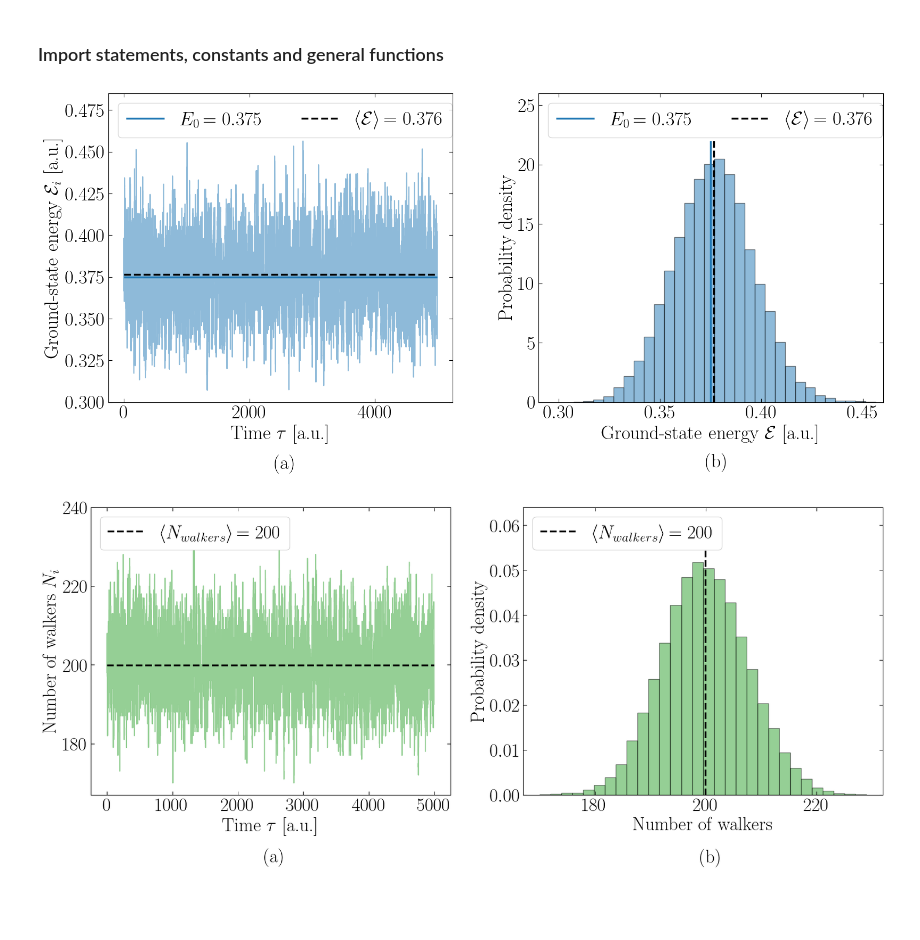
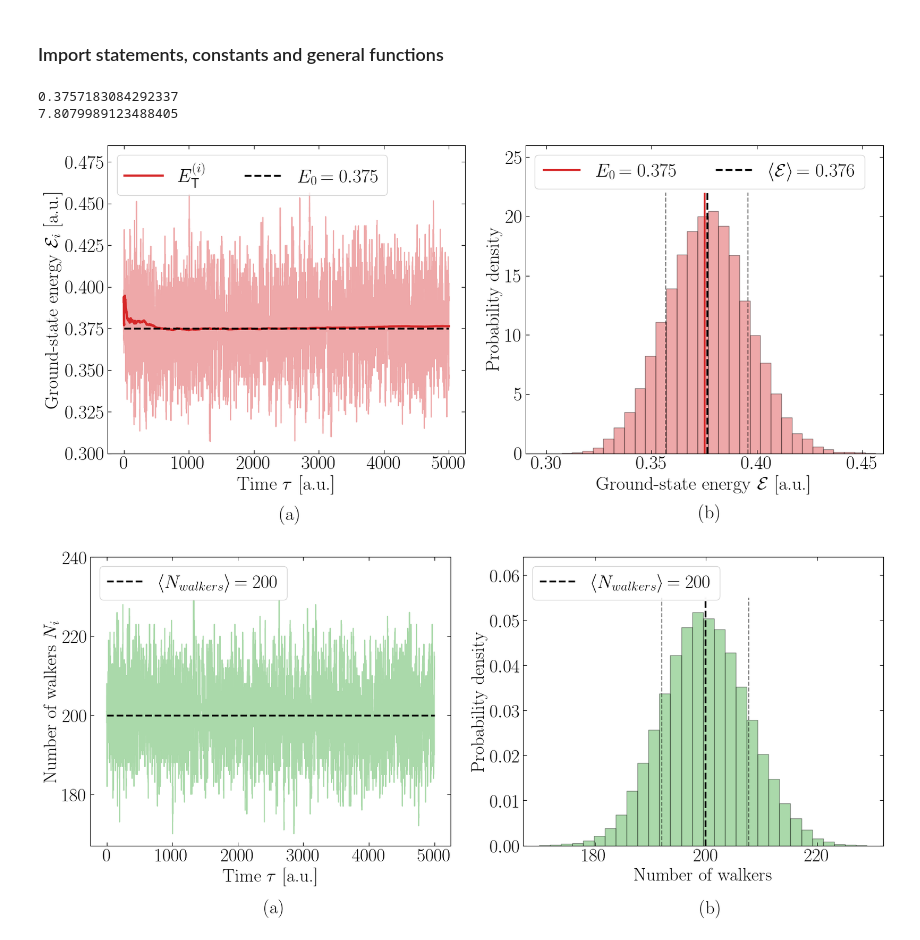
Before and after one commit to stommen/fka122-homeworks, a Jupyter notebook: H3/analyzer.ipynb, the cells around one changed output. Drawn from its saved outputs; the diff is of its cells as text; code cells hidden in the pictures; blank space fills up the shorter version.

```diff
--- a/H3/analyzer.ipynb
+++ b/H3/analyzer.ipynb
@@ -13,7 +13,7 @@ from IPython.display import display, Markdown
 plt.style.use('default')
 plt.rc('text', usetex=True)
 plt.rc('font', family='serif')
-plt.rc('font', size=26)
+plt.rc('font', size=25.75)
 plt.rcParams['text.latex.preamble'] = r'\usepackage{amsmath}'
 # Set ticks on both sides
 plt.rcParams['xtick.direction'] = 'in'
@@ -48,18 +48,23 @@ tau = np.linspace(0, len(ET) * 0.02, len(ET))
 fig,ax = plt.subplots(1,2,figsize=(17,8))
 
 
-ax[0].plot(tau,ET,color='tab:blue',alpha = 0.5)
-ax[0].hlines(3/8,0,len(ET) * 0.02,color='tab:blue', label="$E_0$"+f"$\\,={3/8:.3f}$",lw=2.5)
-ax[0].hlines(np.mean(ET), 0, len(ET) * 0.02,colors='k', label='$\\langle \\mathcal{E}\\rangle$'+f'$\\, = {np.mean(ET):.3f}$',lw=2.5,ls = 'dashed')
+ax[0].plot(tau,ET,color='tab:red',alpha = 0.4)
+ax[0].plot(tau,ET_avg,color='tab:red',lw = 3,label='$E_\\textsf{T}^{(i)}$')
+ax[0].hlines(3/8,0,len(ET) * 0.02,color='k', label="$E_0$"+f"$\\,={3/8:.3f}$",lw=2.5,linestyle='dashed')
+print(np.mean(ET_avg))
+#ax[0].hlines(np.mean(ET), 0, len(ET) * 0.02,colors='k', label='$\\langle \\mathcal{E}\\rangle$'+f'$\\, = {np.mean(ET):.3f}$',lw=2.5,ls = 'dashed')
 ax[0].legend()
 ax[0].set_xlabel('Time $\\tau$ [a.u.]')
 ax[0].set_ylabel('Ground-state energy $\\mathcal{E}_i$ [a.u.]')
 ax[0].set_ylim(0.3,0.485)
 ax[0].legend(loc='upper left',ncol = 2)
 
-ax[1].hist(ET,bins=30,density=True,color='tab:blue',alpha=0.5,edgecolor='k')
-ax[1].vlines(3/8,0,22,color='tab:blue', label="$E_0$"+f"$\\,={3/8:.3f}$",lw=2.5)
+ax[1].hist(ET,bins=30,density=True,color='tab:red',alpha=0.4,edgecolor='k')
+ax[1].vlines(3/8,0,22,color='tab:red', label="$E_0$"+f"$\\,={3/8:.3f}$",lw=2.5)
 ax[1].vlines(np.mean(ET), 0, 22,colors='k', label='$\\langle \\mathcal{E}\\rangle$'+f'$\\, = {np.mean(ET):.3f}$',lw=2.5,ls = 'dashed')
+ax[1].vlines(np.mean(ET) + np.std(ET),0,22,colors='k',linestyle='dashed',lw = 1.5,alpha = 0.5)
+ax[1].vlines(np.mean(ET) - np.std(ET),0,22,colors='k',linestyle='dashed',lw = 1.5,alpha = 0.5)
+#ax[1].text((np.mean(ET) + np.std(ET)*1.1),18,f'$\\sigma = {np.std(ET):.3f}$',color='k')
 ax[1].set_xlabel('Ground-state energy $\\mathcal{E}$ [a.u.]')
 ax[1].set_ylabel('Probability density')
 ax[1].set_ylim(0,26)
@@ -68,39 +73,68 @@ ax[1].set_xlim(0.29,0.46)
 ax[0].text(2400,0.26,'(a)')
 ax[1].text(0.3725,-5.5,'(b)')
 plt.tight_layout()
-save_fig(plt, 'E_T', 1)
+#save_fig(plt, 'E_T', 1)
 
 
 
 #plt.figure(figsize=(9, 6))
 fig,ax = plt.subplots(1,2,figsize=(17,8))
 # walk = read_data('ET_Nwalk_non_eq.csv')[:,1]
-ax[0].plot(tau,walk,color='tab:green',alpha = 0.5)#, label='$N_i$')
+ax[0].plot(tau,walk,color='tab:green',alpha = 0.4)#, label='$N_i$')
 #plt.hlines(200,0,np.max(tau),'b', linestyle = 'dashed')
 ax[0].hlines(np.mean(walk),0,np.max(tau),colors ='k', label='$\\langle N_{walkers}\\rangle$'+f'$\\,= {np.mean(walk):.0f}$',linestyle='dashed',lw=2.5)
 ax[0].set_xlabel('Time $\\tau$ [a.u.]')
 ax[0].set_ylabel('Number of walkers $N_i$')
 ax[0].set_ylim(167,240)
 ax[0].legend(loc='upper left')
-ax[1].hist(walk,bins=30,density=True,color='tab:green',alpha=0.5,edgecolor='k')
+ax[1].hist(walk,bins=30,density=True,color='tab:green',alpha=0.4,edgecolor='k')
 ax[1].set_xlabel('Number of walkers')
 ax[1].set_ylabel('Probability density')
 ax[1].vlines(np.mean(walk),0,0.055,colors='k',linestyle='dashed',label='$\\langle N_{walkers}\\rangle$'+f'$\\,= {np.mean(walk):.0f}$',lw=2.5)
+ax[1].vlines(np.mean(walk) + np.std(walk),0,0.055,colors='k',linestyle='dashed',lw = 1.5,alpha = 0.5)
+ax[1].vlines(np.mean(walk) - np.std(walk),0,0.055,colors='k',linestyle='dashed',lw = 1.5,alpha = 0.5)
+# ax[1].text((np.mean(walk) + np.std(walk)*1.1),0.0475,f'$\\sigma = {np.std(walk):.0f}$',color='k')
 ax[1].set_ylim(0,0.064)
 ax[1].legend(loc='upper left')
+print(np.std(walk))
+
 ax[0].text(2400,150,'(a)')
 ax[1].text(199,-0.015,'(b)')
 plt.tight_layout()
-save_fig(plt, 'N_walkers', 1)
+#save_fig(plt, 'N_walkers', 1)
 
 # plt.figure()
 # #mortality_rate = read_data('ET_Nwalk_non_eq.csv')[:,2]
 # plt.plot(tau, mort_rate)
 # plt.hlines(100,0,np.max(tau),'b', linestyle = 'dashed')
 # plt.hlines(np.mean(mort_rate), 0, np.max(tau),colors='k', label='Mortality rate'+f' = {np.mean(mort_rate):.1f}\\%')
 # plt.legend()
 
+ET_avg_eq, walk_eq, mort_rate_eq, ET_eq = read_data('data/task_1/1D/ET_Nwalk_eq_run.csv')[:, :].T
+ET_avg_eq = np.insert(ET_avg_eq, 0, 0.5)
+walk_eq = np.insert(walk_eq, 0, 200)
+ET_eq = np.insert(ET_eq, 0, 0.5)
+fig,ax = plt.subplots(1,2,figsize=(17,8))
+ax[0].plot(tau[:len(ET_eq)],ET_eq,color='tab:red',alpha = 0.4,lw=2.5,label='$\\mathcal{E}_i$')
+ax[0].plot(tau[:len(ET_avg_eq)],ET_avg_eq,color='tab:red',alpha = 1,lw=2.5,label='$E_\\textsf{T}^{(i)}$')
+ax[1].plot(tau[:len(walk_eq)],walk_eq,color='tab:green',alpha = 0.75,lw=2.5,label='$N_i$')
+ax[0].set_xlabel('Time $\\tau$ [a.u.]')
+ax[0].set_ylabel('Ground-state energy $\\mathcal{E}_i$ [a.u.]')
+ax[0].hlines(3/8,0,len(ET_eq) * 0.02,color='k', label="$E_0$"+f"$\\,={3/8:.3f}$",lw=2,ls = 'dashed')
+ax[1].hlines(200,0,len(walk_eq) * 0.02,color='k', label="$N_0$",lw=2,ls = 'dashed')
+
+ax[1].set_xlabel('Time $\\tau$ [a.u.]')
+ax[1].set_ylabel('Number of walkers $N_i$')
+
+ax[0].text(74,0.01,'(a)')
+ax[1].text(74,50,'(b)')
+ax[0].legend(loc='upper right')
+ax[1].legend(loc='upper right')
+plt.tight_layout()
+save_fig(plt, 'ET_Nwalk_eq', 1)
 plt.show()
 # %% [output]
+0.3757183084292337
+7.8079989123488405
-[figure, old version]
+[figure, new version]
-[figure, old version]
+[figure, new version]
```
Also changed, not shown: parts of 2 cells of this notebook, 2 other files.
